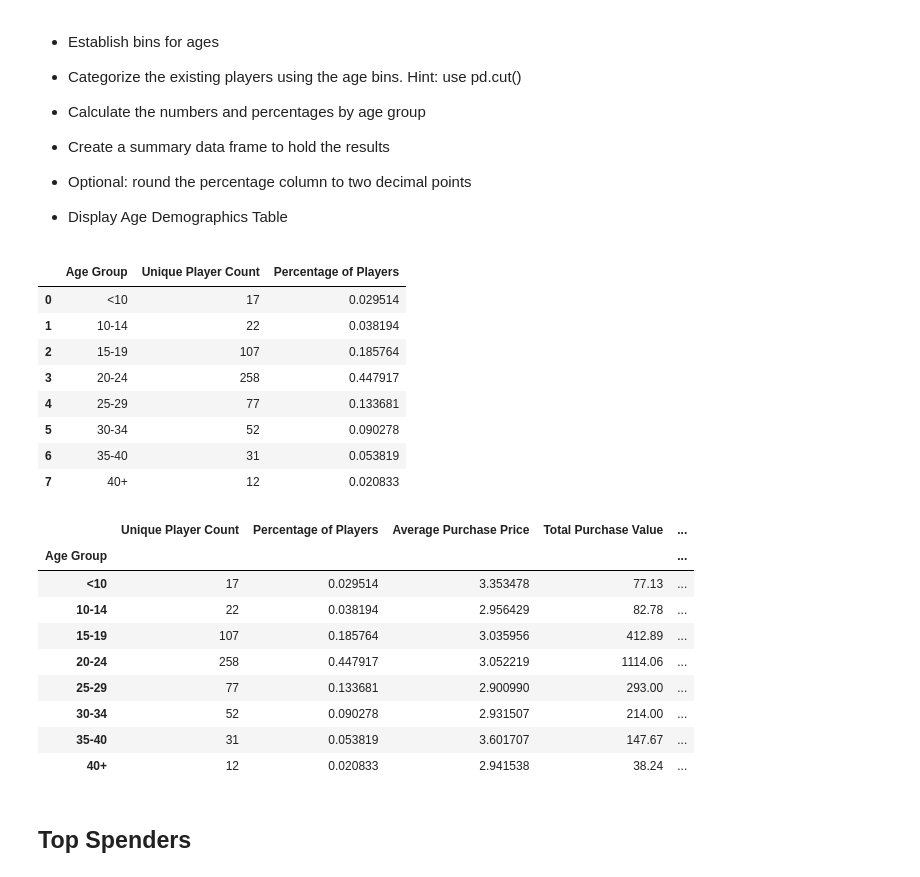
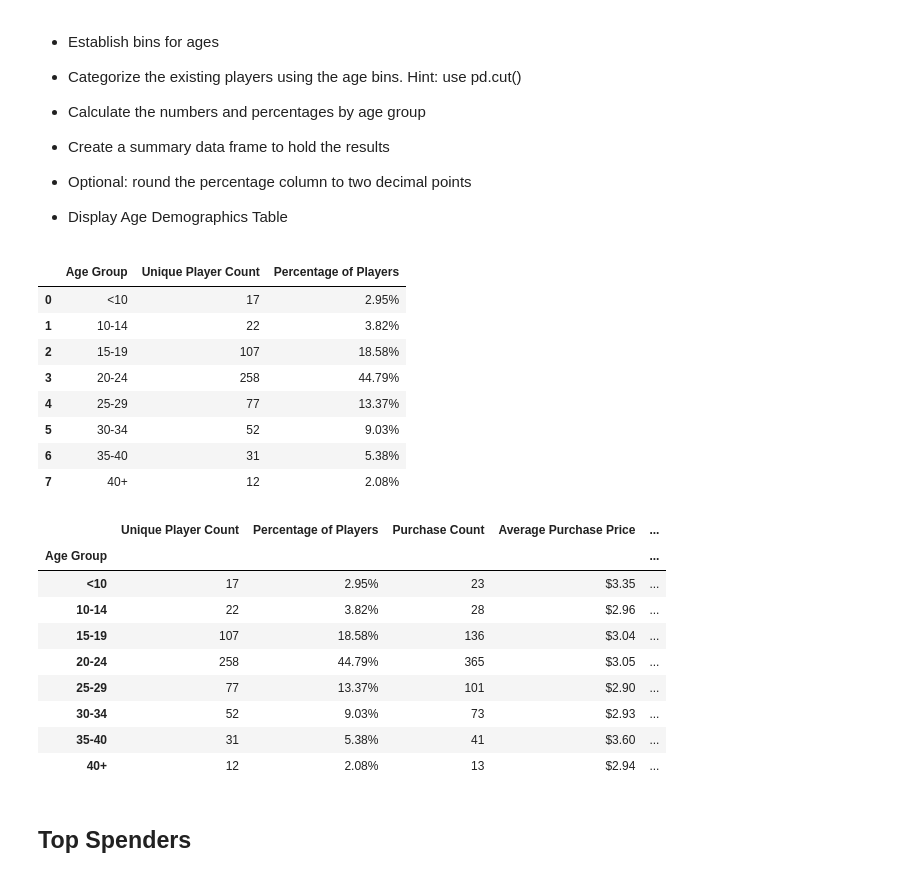
Before and after one commit to wgaechter/WG_Pandas_HW, a Jupyter notebook: HeroesOfPymoli_starter.ipynb, the cells around one changed output. Drawn from its saved outputs; the diff is of its cells as text; code cells hidden in the pictures.

Commit message:
Finished code with correct formatting

```diff
--- a/HeroesOfPymoli_starter.ipynb
+++ b/HeroesOfPymoli_starter.ipynb
@@ -176,67 +201,82 @@ age_quick_summary = age_demo.groupby("Age Group", as_index=False)["SN"].nunique(
 
 unique_players = age_demo["SN"].nunique()
 
-age_quick_summary["Percentage of Players"] = age_quick_summary["SN"] / (unique_players)
+age_quick_summary["Percentage of Players"] = age_quick_summary["SN"] / (unique_players) * 100
 
 age_quick_summary = age_quick_summary.rename(columns={"SN": "Unique Player Count"})
 
-############ FORMATTING OF QUICK AGE SUMMARY ################
+######### FORMATTING OF QUICK AGE SUMMARY ##############
+age_quick_summary["Percentage of Players"] = age_quick_summary["Percentage of Players"].map("{:.2f}%".format)
 
 age_quick_summary
 # %% [output]
 |  | Age Group | Unique Player Count | Percentage of Players |
-| 0 | <10 | 17 | 0.029514 |
-| 1 | 10-14 | 22 | 0.038194 |
-| 2 | 15-19 | 107 | 0.185764 |
-| 3 | 20-24 | 258 | 0.447917 |
-| 4 | 25-29 | 77 | 0.133681 |
-| 5 | 30-34 | 52 | 0.090278 |
-| 6 | 35-40 | 31 | 0.053819 |
-| 7 | 40+ | 12 | 0.020833 |
+| 0 | <10 | 17 | 2.95% |
+| 1 | 10-14 | 22 | 3.82% |
+| 2 | 15-19 | 107 | 18.58% |
+| 3 | 20-24 | 258 | 44.79% |
+| 4 | 25-29 | 77 | 13.37% |
+| 5 | 30-34 | 52 | 9.03% |
+| 6 | 35-40 | 31 | 5.38% |
+| 7 | 40+ | 12 | 2.08% |
 # %%
 ##### FULL AGE SUMMARY BLOCK #####
 
 ## Quick copy to work with full summary while keeping quick age summary for recall ##
 age_summary = age_quick_summary.copy()
+
+## Total Purchases
+
+TotalAgePurchases = age_demo.groupby("Age Group", as_index=False)["Purchase ID"].count()
+
+age_summary = age_summary.merge(TotalAgePurchases, how="outer", on="Age Group")
+
+age_summary = age_summary.rename(columns={"Purchase ID": "Purchase Count"})
 
 ## Avg. Price
 AvgAgePrice = age_demo.groupby("Age Group", as_index=False)["Price"].mean()
 
 age_summary = age_summary.merge(AvgAgePrice, how="outer", on="Age Group")
 
 age_summary = age_summary.rename(columns={"Price": "Average Purchase Price"})
 
 ## Total Purchase Value
 
 TotalAgeValue = age_demo.groupby("Age Group", as_index=False)["Price"].sum()
 
 age_summary = age_summary.merge(TotalAgeValue, how="outer", on="Age Group")
 
 age_summary = age_summary.rename(columns={"Price": "Total Purchase Value"})
 
 ## Avg Total per person
 
 age_summary["Avg. Total Purchase per Player"] = (age_summary["Total Purchase Value"] / age_summary["Unique Player Count"])
 
 #### Reset Index to be on [Age Group]
 
 age_summary = age_summary.set_index("Age Group")
 
 ############# FORMATTING OF AGE SUMMARY ###############
 
+age_summary["Average Purchase Price"] = age_summary["Average Purchase Price"].map("${:.2f}".format)
+
+age_summary["Total Purchase Value"] = age_summary["Total Purchase Value"].map("${:.2f}".format)
+
+age_summary["Avg. Total Purchase per Player"] = age_summary["Avg. Total Purchase per Player"].map("${:.2f}".format)
+
 ### TEST LINE ###
 age_summary
 # %% [output]
-|  | Unique Player Count | Percentage of Players | Average Purchase Price | Total Purchase Value | ... |
+|  | Unique Player Count | Percentage of Players | Purchase Count | Average Purchase Price | ... |
 | Age Group |  |  |  |  | ... |
-| <10 | 17 | 0.029514 | 3.353478 | 77.13 | ... |
-| 10-14 | 22 | 0.038194 | 2.956429 | 82.78 | ... |
-| 15-19 | 107 | 0.185764 | 3.035956 | 412.89 | ... |
-| 20-24 | 258 | 0.447917 | 3.052219 | 1114.06 | ... |
-| 25-29 | 77 | 0.133681 | 2.900990 | 293.00 | ... |
-| 30-34 | 52 | 0.090278 | 2.931507 | 214.00 | ... |
-| 35-40 | 31 | 0.053819 | 3.601707 | 147.67 | ... |
-| 40+ | 12 | 0.020833 | 2.941538 | 38.24 | ... |
+| <10 | 17 | 2.95% | 23 | $3.35 | ... |
+| 10-14 | 22 | 3.82% | 28 | $2.96 | ... |
+| 15-19 | 107 | 18.58% | 136 | $3.04 | ... |
+| 20-24 | 258 | 44.79% | 365 | $3.05 | ... |
+| 25-29 | 77 | 13.37% | 101 | $2.90 | ... |
+| 30-34 | 52 | 9.03% | 73 | $2.93 | ... |
+| 35-40 | 31 | 5.38% | 41 | $3.60 | ... |
+| 40+ | 12 | 2.08% | 13 | $2.94 | ... |
 # %% [markdown]
 ## Top Spenders
 # %% [markdown]
```
Also changed, not shown: parts of 8 cells of this notebook.
